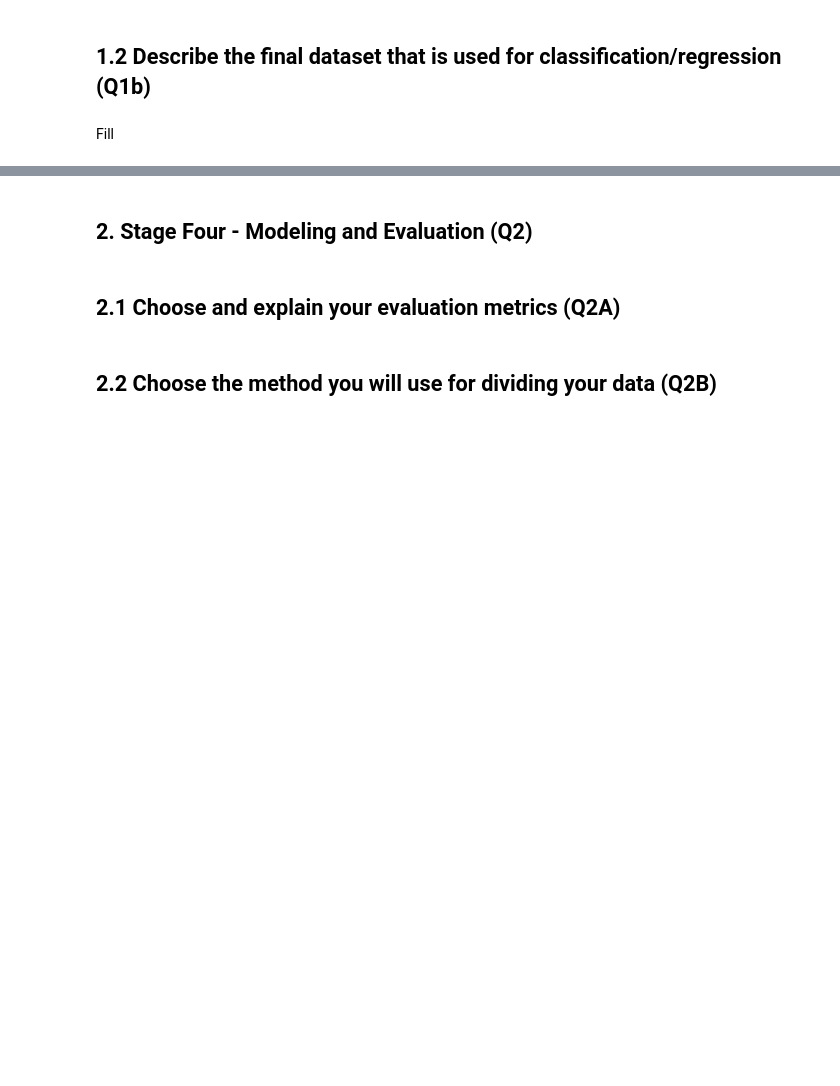
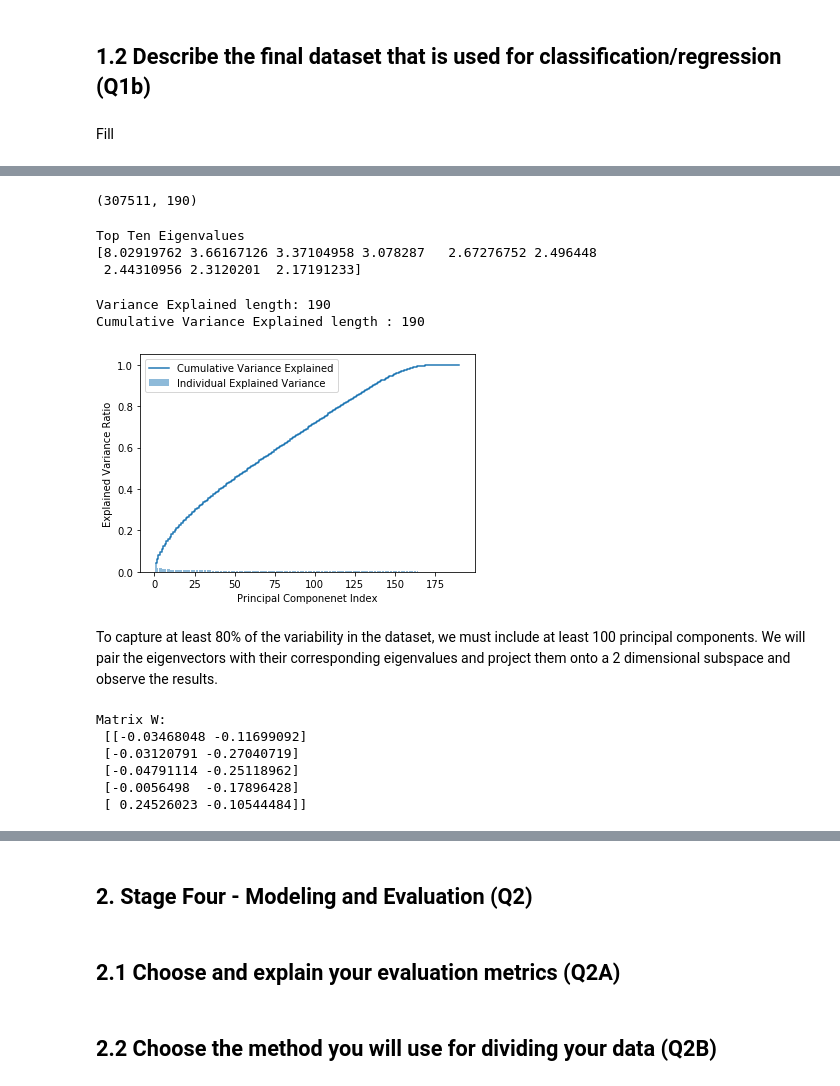
Before and after one commit to sjmiller8182/home-credit-default-risk, a Jupyter notebook: MiniLab2_CRISP-DM.ipynb, the cells around one changed output, grey strips where cells are left out. Saved outputs shown, nothing was run; the diff lists cells and outputs as text; code cells hidden in the pictures; blank space fills up the shorter version.

Commit message:
adding PCA and plotting script

```diff
--- a/MiniLab2_CRISP-DM.ipynb
+++ b/MiniLab2_CRISP-DM.ipynb
@@ -46,3 +137,13 @@ The data types vary in scale and type, from time-series credit histories to demo
 # %% [markdown]
 
 Fill
+# %%
+# dropping variables that were deemed the least useful for analysis
+new_df = data.copy().drop(['TARGET', 'SK_ID_CURR','EXT_SOURCE_1', 'OWN_CAR_AGE', 'AMT_GOODS_PRICE', 'CNT_CHILDREN',
+                          'CNT_FAM_MEMBERS', 'EXT_SOURCE_1_AV','EXT_SOURCE_2_AV', 'EXT_SOURCE_3_AV', 'LOAN_COUNT',
+                          'CREDIT_ACTIVE'], axis = 1)
+
+# adding drop_first = True eliminates the duplication of categorical features that are already binary indicators
+new_df = pd.get_dummies(new_df, drop_first = True)
+pd.options.display.max_columns = 400
+new_df.describe()
@@ -48,0 +160,64 @@ Fill
+# %%
+sc = StandardScaler()
+sc.fit(new_df)
+X_train_std = sc.transform(new_df)
+X_train_std.shape
+# %% [output]
+(307511, 190)
+# %%
+cov_mat = np.cov(X_train_std.T)
+eigen_vals, eigen_vecs = np.linalg.eig(cov_mat)
+print('\nTop Ten Eigenvalues \n%s' % eigen_vals[0:9])
+# %% [output]
+Top Ten Eigenvalues
+[8.02919762 3.66167126 3.37104958 3.078287   2.67276752 2.496448
+ 2.44310956 2.3120201  2.17191233]
+# %%
+# calculating the total var explained and cumulative variance
+tot = sum(eigen_vals)
+var_exp = [(i/tot) for i in sorted(eigen_vals, reverse =True)]
+cum_var_exp = np.cumsum(var_exp)
+len(var_exp)
+len(cum_var_exp)
+print("Variance Explained length: " + str(len(var_exp)), "\nCumulative Variance Explained length : " + str(len(cum_var_exp)))
+# %% [output]
+Variance Explained length: 190
+Cumulative Variance Explained length : 190
+# %%
+#plotting
+import matplotlib.pyplot as plt
+
+plt.bar(range(1,191), var_exp, alpha = .5, align = 'center', label = 'Individual Explained Variance')
+
+plt.step(range(1,191), cum_var_exp, where = 'mid', label = 'Cumulative Variance Explained')
+
+plt.ylabel('Explained Variance Ratio')
+plt.xlabel('Principal Componenet Index')
+plt.legend(loc='best')
+plt.show()
+# %% [output]
+[figure, added]
+# %% [markdown]
+To capture at least 80% of the variability in the dataset, we must include at least 100 principal components. We will pair the eigenvectors with their corresponding eigenvalues and project them onto a 2 dimensional subspace and observe the results.
+# %%
+# making a listof (eigenvalues, eigenvector) tuples
+eigen_pairs = [(np.abs(eigen_vals[i]), eigen_vecs[:,i]) for i in range(len(eigen_vals))]
+
+#sort the (eigenvalue, eigenvector) tuples from high to low
+"""eigen_pairs[0] is equivalent to the single eigenvalue for PC1 and the eigenvector that represents the 190 features of the data"""
+eigen_pairs.sort(key=lambda k: k[0], reverse = True)
+
+#collecting the two eigenvectors that correspond to the two largest eigenvalues
+
+W = np.hstack((eigen_pairs[0][1][:,np.newaxis],
+               eigen_pairs[1][1][:,np.newaxis]))
+
+# printing the first 5 pairs
+print('Matrix W: \n', W[:5])
+# %% [output]
+Matrix W:
+ [[-0.03468048 -0.11699092]
+ [-0.03120791 -0.27040719]
+ [-0.04791114 -0.25118962]
+ [-0.0056498  -0.17896428]
+ [ 0.24526023 -0.10544484]]
```
Also changed, not shown: parts of 14 cells of this notebook, 2 other files.
